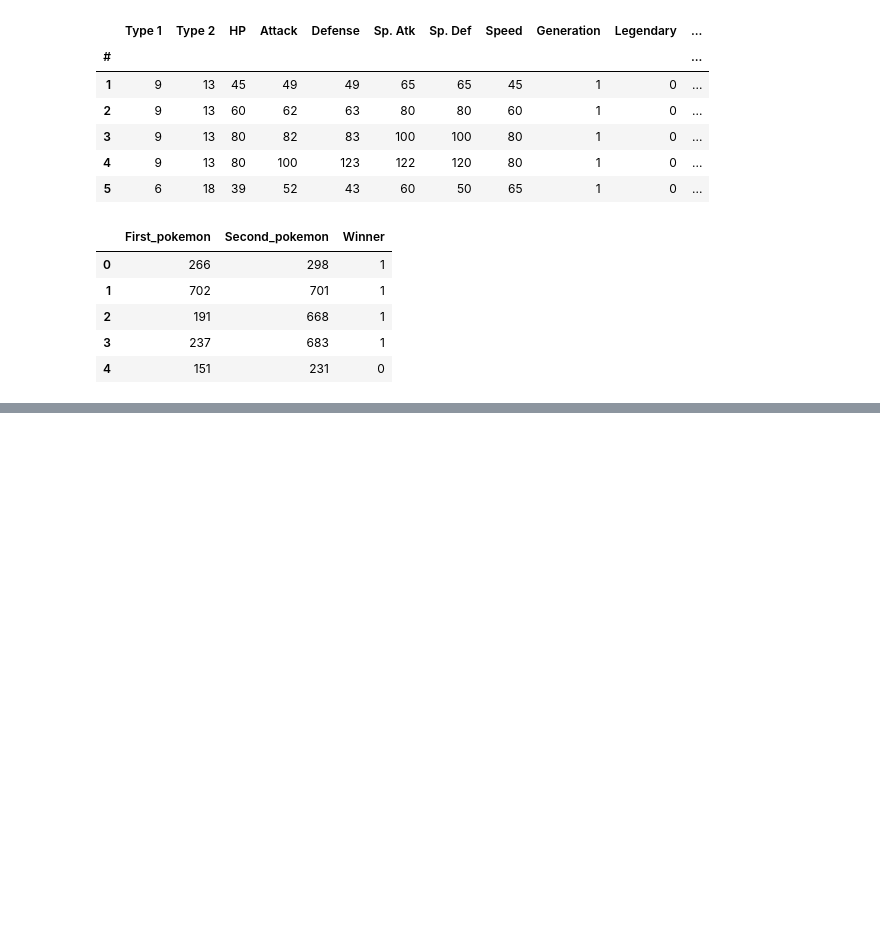
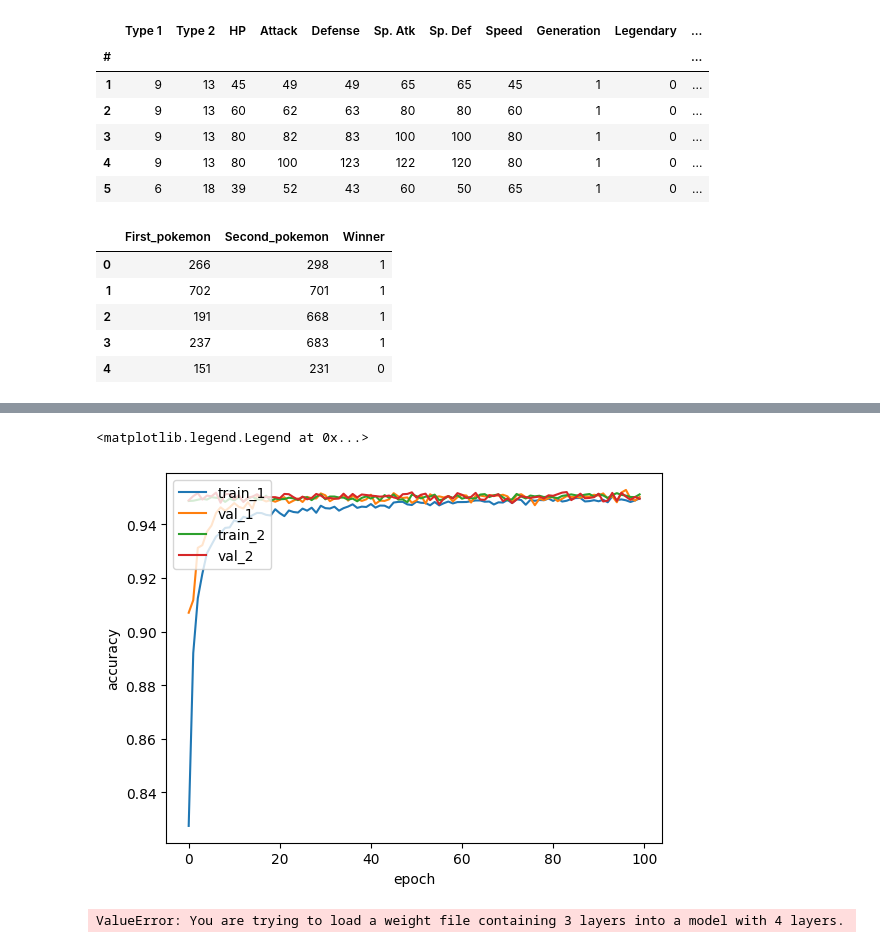
Before and after one commit to chenduo777/tf2, a Jupyter notebook: lab3/lab3.ipynb, the cells around one changed output, grey strips where cells are left out. Drawn from its saved outputs; the diff is of its cells as text; code cells hidden in the pictures; blank space fills up the shorter version.

```diff
--- a/lab3/lab3.ipynb
+++ b/lab3/lab3.ipynb
@@ -170,0 +271,35 @@ pokemon_df.head()
+# %%
+inputs = keras.Input(shape=(54,))
+x = layers.Dense(64, activation='relu')(inputs)
+x = layers.Dropout(0.3)(x)
+x = layers.Dense(64, activation='relu')(x)
+x = layers.Dropout(0.3)(x)
+x = layers.Dense(16, activation='relu')(x)
+outputs = layers.Dense(1, activation='sigmoid')(x)
+
+model_2 = keras.Model(inputs, outputs)
+model_2.summary()
+
+model_2.compile(keras.optimizers.Adam(),
+                loss=keras.losses.BinaryCrossentropy(),
+                metrics=[keras.metrics.BinaryAccuracy()])
+
+model_2_dir = 'lab3-logs/models/model-2'
+
+try:
+    os.makedirs(model_2_dir)
+except FileExistsError:
+    pass
+
+log_2_dir = os.path.join('lab3-logs','model-2')
+model_cbk = keras.callbacks.TensorBoard(log_2_dir)
+model_mckp = keras.callbacks.ModelCheckpoint(model_2_dir + '/best_model-2.h5'
+                                             ,save_best_only=True
+                                             ,monitor='val_binary_accuracy'
+                                             ,mode='max')
+
+history_2 = model_2.fit(x_train_normal, y_train
+                        ,batch_size=64
+                        ,epochs=100
+                        ,validation_data=(x_val_normal,y_val)
+                        ,callbacks=[model_cbk,model_mckp])
@@ -170,0 +328,20 @@ pokemon_df.head()
+# %%
+plt.plot(history_1.history['binary_accuracy'])
+plt.plot(history_1.history['val_binary_accuracy'])
+plt.plot(history_2.history['binary_accuracy'])
+plt.plot(history_2.history['val_binary_accuracy'])
+plt.ylabel('accuracy')
+plt.xlabel('epoch')
+plt.legend(['train_1', 'val_1','train_2','val_2'], loc='upper left')
+# %% [output]
+<matplotlib.legend.Legend at 0x...>
+[figure, added]
+# %%
+model_1.load_weights(model_1_dir + '/best_model.h5')
+model_2.load_weights(model_2_dir + '/best_model-2.h5')
+loss_1, acc_1 = model_1.evaluate(x_test_normal, y_test)
+loss_2 ,acc_2 = model_2.evaluate(x_test_one_hot, y_test)
+print('model_1 accuracy:', acc_1)
+print('model_2 accuracy:', acc_2)
+# %% [output]
+ValueError: You are trying to load a weight file containing 3 layers into a model with 4 layers.
```
Also changed, not shown: parts of 7 cells of this notebook, 32 other files.
